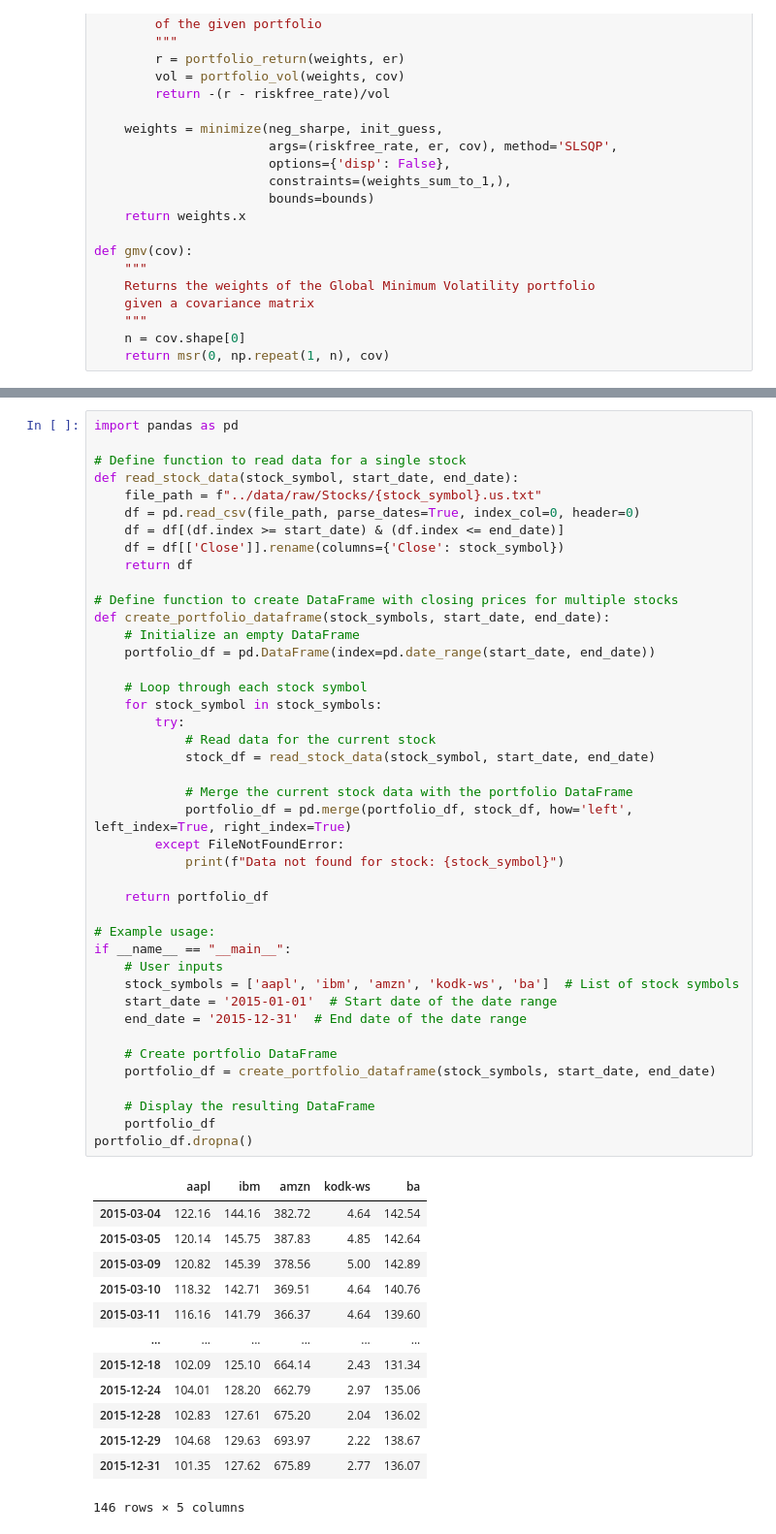
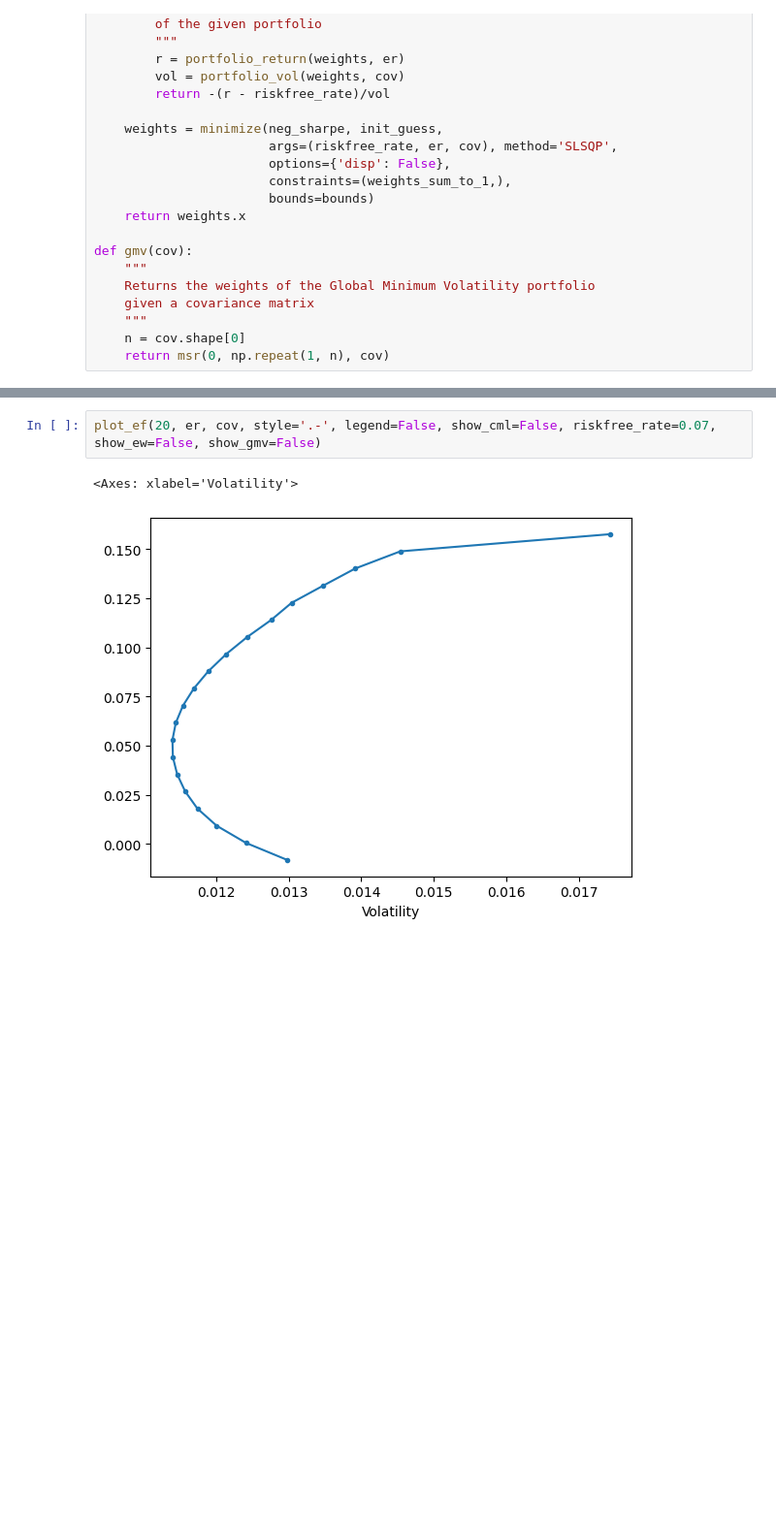
Before and after one commit to sujal-luhar/Portfolio-Optimization, a Jupyter notebook: notebooks/1.0-po-initial-data-exploration.ipynb, the cells around one changed output, grey strips where cells are left out. Shown: that part at 97% size. Drawn from its saved outputs; the diff is of its cells as text; blank space fills up the shorter version.

```diff
--- a/notebooks/1.0-po-initial-data-exploration.ipynb
+++ b/notebooks/1.0-po-initial-data-exploration.ipynb
@@ -329,57 +545,6 @@ def plot_ef(n_points, er, cov, style='.-', legend=False, show_cml=False, riskfre
-# %%
-import pandas as pd
-
-# Define function to read data for a single stock
-def read_stock_data(stock_symbol, start_date, end_date):
-    file_path = f"../data/raw/Stocks/{stock_symbol}.us.txt"
-    df = pd.read_csv(file_path, parse_dates=True, index_col=0, header=0)
-    df = df[(df.index >= start_date) & (df.index <= end_date)]
-    df = df[['Close']].rename(columns={'Close': stock_symbol})
-    return df
-
-# Define function to create DataFrame with closing prices for multiple stocks
-def create_portfolio_dataframe(stock_symbols, start_date, end_date):
-    # Initialize an empty DataFrame
-    portfolio_df = pd.DataFrame(index=pd.date_range(start_date, end_date))
-
-    # Loop through each stock symbol
-    for stock_symbol in stock_symbols:
-        try:
-            # Read data for the current stock
-            stock_df = read_stock_data(stock_symbol, start_date, end_date)
-
-            # Merge the current stock data with the portfolio DataFrame
-            portfolio_df = pd.merge(portfolio_df, stock_df, how='left', left_index=True, right_index=True)
-        except FileNotFoundError:
-            print(f"Data not found for stock: {stock_symbol}")
-
-    return portfolio_df
-
-# Example usage:
-if __name__ == "__main__":
-    # User inputs
-    stock_symbols = ['aapl', 'ibm', 'amzn', 'kodk-ws', 'ba']  # List of stock symbols
-    start_date = '2015-01-01'  # Start date of the date range
-    end_date = '2015-12-31'  # End date of the date range
-
-    # Create portfolio DataFrame
-    portfolio_df = create_portfolio_dataframe(stock_symbols, start_date, end_date)
-
-    # Display the resulting DataFrame
-    portfolio_df
-portfolio_df.dropna()
-# %% [output]
-|  | aapl | ibm | amzn | kodk-ws | ba |
-| 2015-03-04 | 122.16 | 144.16 | 382.72 | 4.64 | 142.54 |
-| 2015-03-05 | 120.14 | 145.75 | 387.83 | 4.85 | 142.64 |
-| 2015-03-09 | 120.82 | 145.39 | 378.56 | 5.00 | 142.89 |
-| 2015-03-10 | 118.32 | 142.71 | 369.51 | 4.64 | 140.76 |
-| 2015-03-11 | 116.16 | 141.79 | 366.37 | 4.64 | 139.60 |
-| ... | ... | ... | ... | ... | ... |
-| 2015-12-18 | 102.09 | 125.10 | 664.14 | 2.43 | 131.34 |
-| 2015-12-24 | 104.01 | 128.20 | 662.79 | 2.97 | 135.06 |
-| 2015-12-28 | 102.83 | 127.61 | 675.20 | 2.04 | 136.02 |
-| 2015-12-29 | 104.68 | 129.63 | 693.97 | 2.22 | 138.67 |
-| 2015-12-31 | 101.35 | 127.62 | 675.89 | 2.77 | 136.07 |
-146 rows × 5 columns
+# %%
+plot_ef(20, er, cov, style='.-', legend=False, show_cml=False, riskfree_rate=0.07, show_ew=False, show_gmv=False)
+# %% [output]
+<Axes: xlabel='Volatility'>
+[figure, added]
 # %%
```
Also changed, not shown: parts of 28 cells of this notebook, 3 other files.
